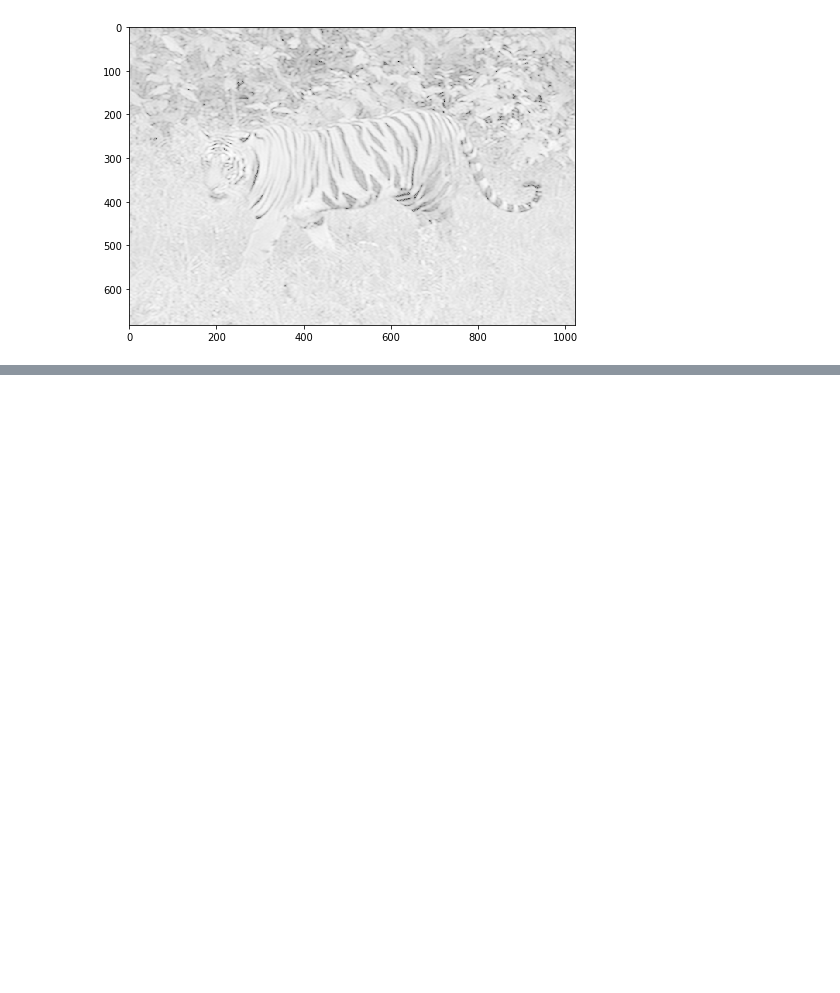
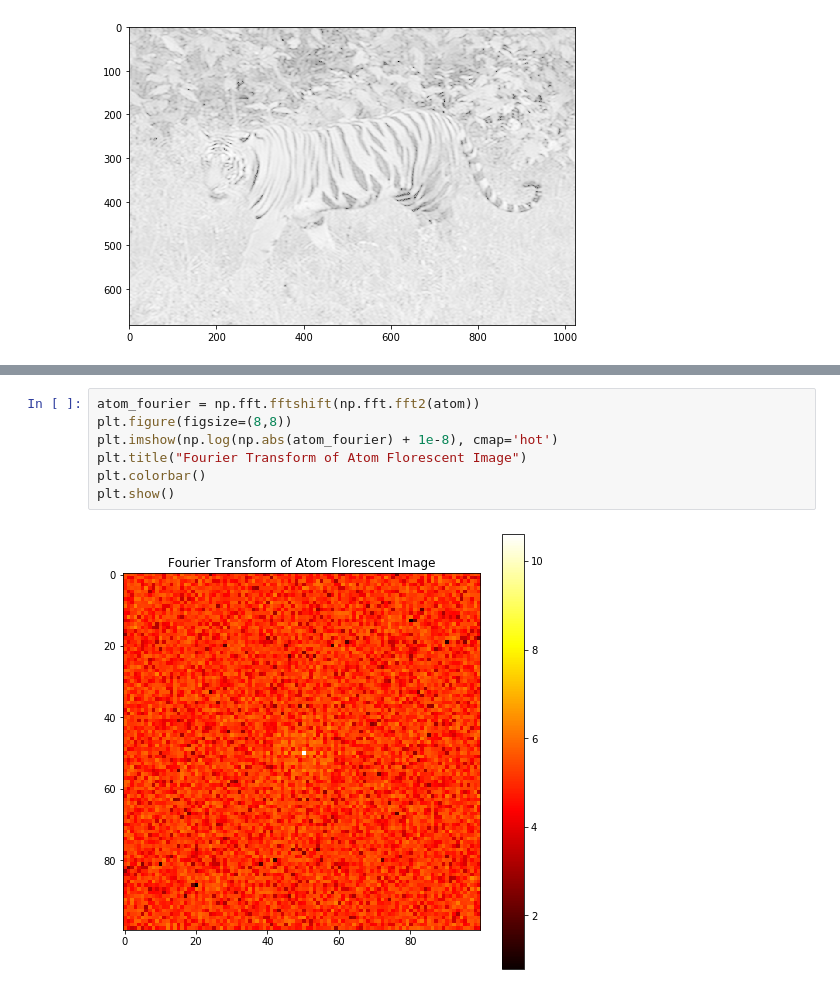
Before and after one commit to cliulinnaeus/AtomDetection, a Jupyter notebook: preprocessing/deconv_test.ipynb, the cells around one changed output, grey strips where cells are left out. Cells and saved outputs as stored; diff of their text form; blank space fills up the shorter version.

```diff
--- a/preprocessing/deconv_test.ipynb
+++ b/preprocessing/deconv_test.ipynb
@@ -150,0 +182,9 @@ sim.create_simulation()
+# %%
+atom_fourier = np.fft.fftshift(np.fft.fft2(atom))
+plt.figure(figsize=(8,8))
+plt.imshow(np.log(np.abs(atom_fourier) + 1e-8), cmap='hot')
+plt.title("Fourier Transform of Atom Florescent Image")
+plt.colorbar()
+plt.show()
+# %% [output]
+[figure, added]
```
Also changed, not shown: parts of 21 cells of this notebook.
